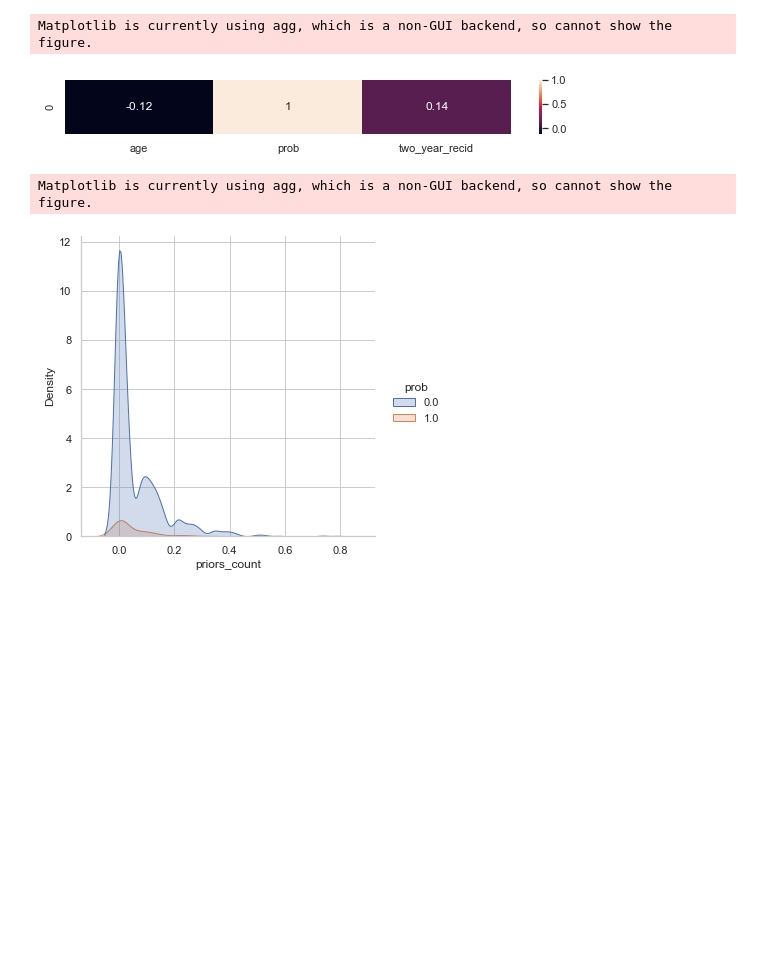
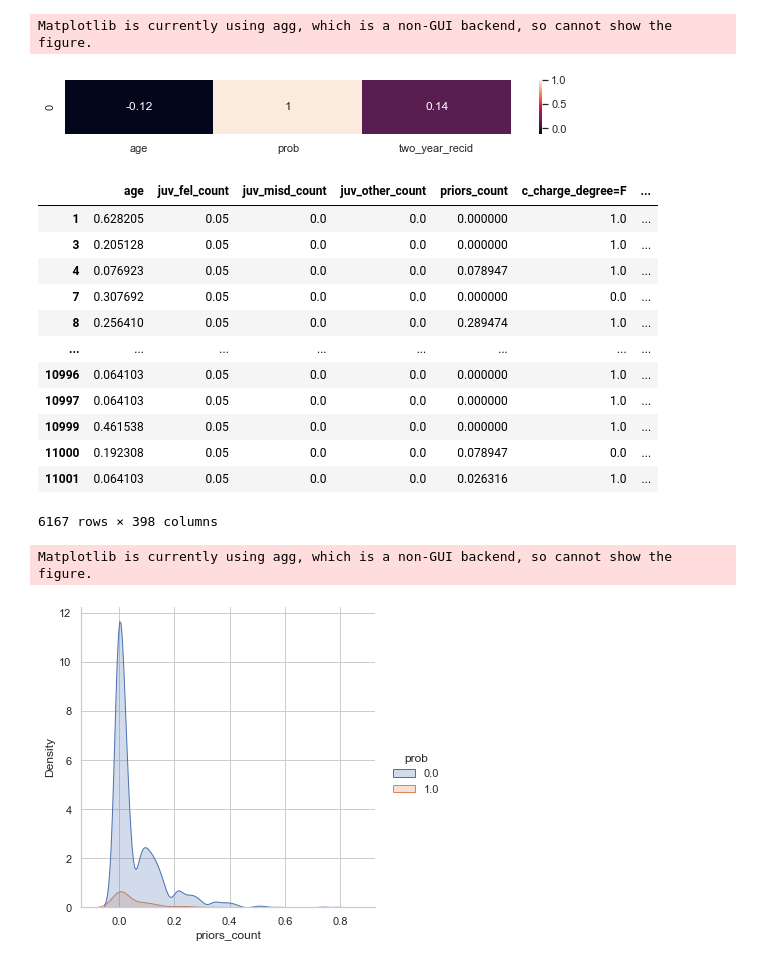
Before and after one commit to giordanoDaloisio/bias-mitigation-methods, a Jupyter notebook: Compas.ipynb, the cells around one changed output. Saved outputs shown, nothing was run; the diff lists cells and outputs as text; code cells hidden in the pictures; blank space fills up the shorter version.

```diff
--- a/Compas.ipynb
+++ b/Compas.ipynb
@@ -282,6 +282,22 @@ plt.show()
 # %% [output]
 Matplotlib is currently using agg, which is a non-GUI backend, so cannot show the figure.
 [figure]
+# %%
+df_dir
+# %% [output]
+|  | age | juv_fel_count | juv_misd_count | juv_other_count | priors_count | c_charge_degree=F | ... |
+| 1 | 0.628205 | 0.05 | 0.0 | 0.0 | 0.000000 | 1.0 | ... |
+| 3 | 0.205128 | 0.05 | 0.0 | 0.0 | 0.000000 | 1.0 | ... |
+| 4 | 0.076923 | 0.05 | 0.0 | 0.0 | 0.078947 | 1.0 | ... |
+| 7 | 0.307692 | 0.05 | 0.0 | 0.0 | 0.000000 | 0.0 | ... |
+| 8 | 0.256410 | 0.05 | 0.0 | 0.0 | 0.289474 | 1.0 | ... |
+| ... | ... | ... | ... | ... | ... | ... | ... |
+| 10996 | 0.064103 | 0.05 | 0.0 | 0.0 | 0.000000 | 1.0 | ... |
+| 10997 | 0.064103 | 0.05 | 0.0 | 0.0 | 0.000000 | 1.0 | ... |
+| 10999 | 0.461538 | 0.05 | 0.0 | 0.0 | 0.000000 | 1.0 | ... |
+| 11000 | 0.192308 | 0.05 | 0.0 | 0.0 | 0.078947 | 0.0 | ... |
+| 11001 | 0.064103 | 0.05 | 0.0 | 0.0 | 0.026316 | 1.0 | ... |
+6167 rows × 398 columns
 # %%
 df.loc[df['prob'].round(6) == 0.077834, 'prob'] = 1
 df.loc[df['prob'].round(6) != 1, 'prob'] = 0
```
Also changed, not shown: parts of 4 cells of this notebook, 3 other files.
